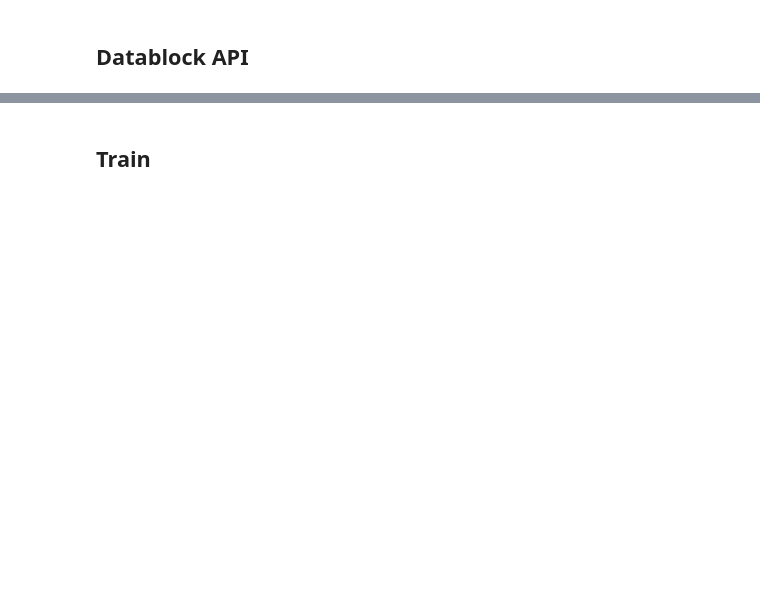
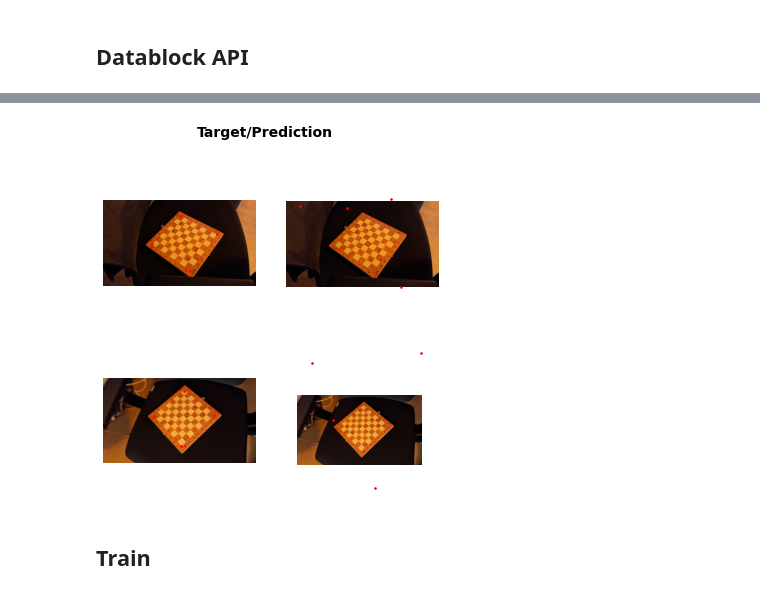
Before and after one commit to silent-ai/chessboard, a Jupyter notebook: nbs/chessboard_detector.ipynb, the cells around one changed output, grey strips where cells are left out. Saved outputs shown, nothing was run; the diff lists cells and outputs as text; code cells hidden in the pictures; blank space fills up the shorter version.

```diff
--- a/nbs/chessboard_detector.ipynb
+++ b/nbs/chessboard_detector.ipynb
@@ -91,0 +149,2 @@ ZeroDivisionError: ignored
+# %%
+chesslearn.fit_one_cycle(3,2e-6)
@@ -91,0 +156,3 @@ ZeroDivisionError: ignored
+# %%
+chesslearn.show_results()
+# %% [output]
@@ -92,3 +160,4 @@ ZeroDivisionError: ignored
+[figure, added]
 # %%
 dls = biwi.dataloaders(path/'content', bs=4)
 dls.show_batch(max_n=9, figsize=(8,6))
```
Also changed, not shown: parts of 9 cells of this notebook.
